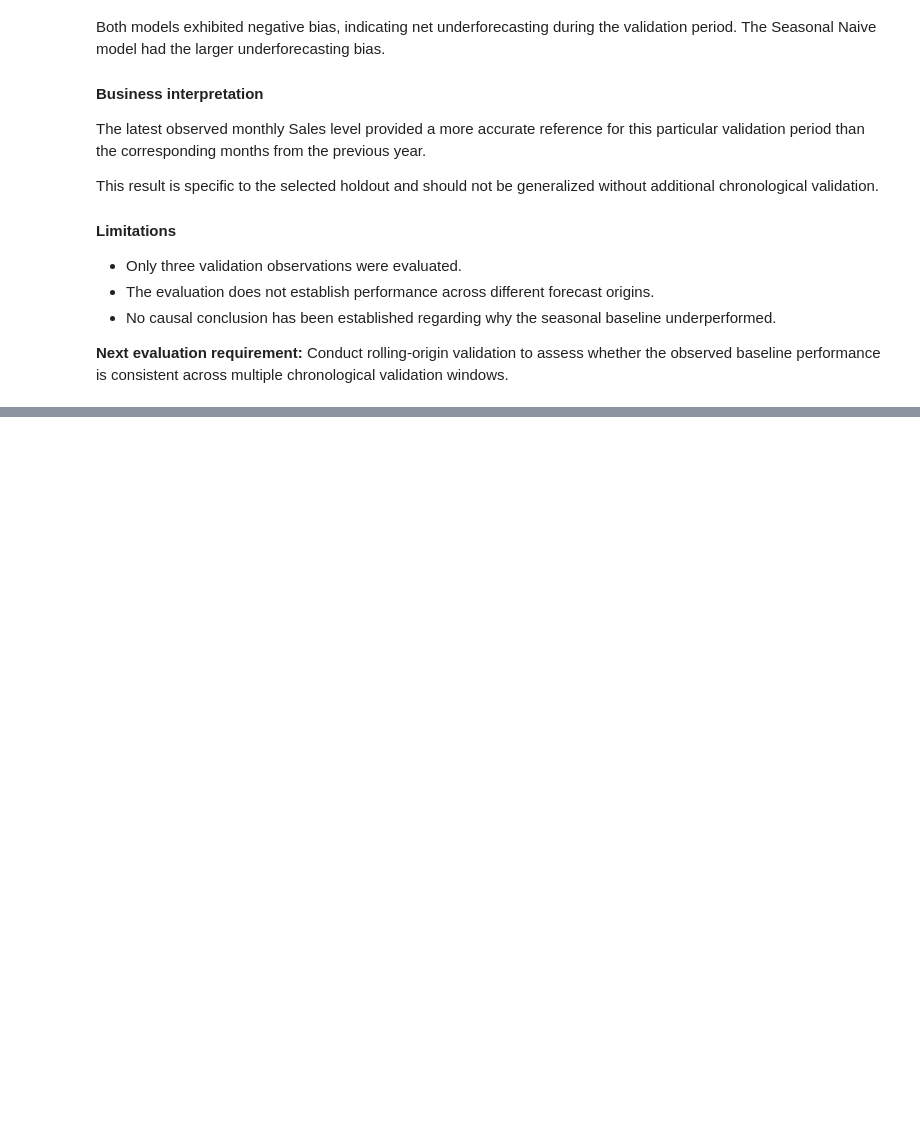
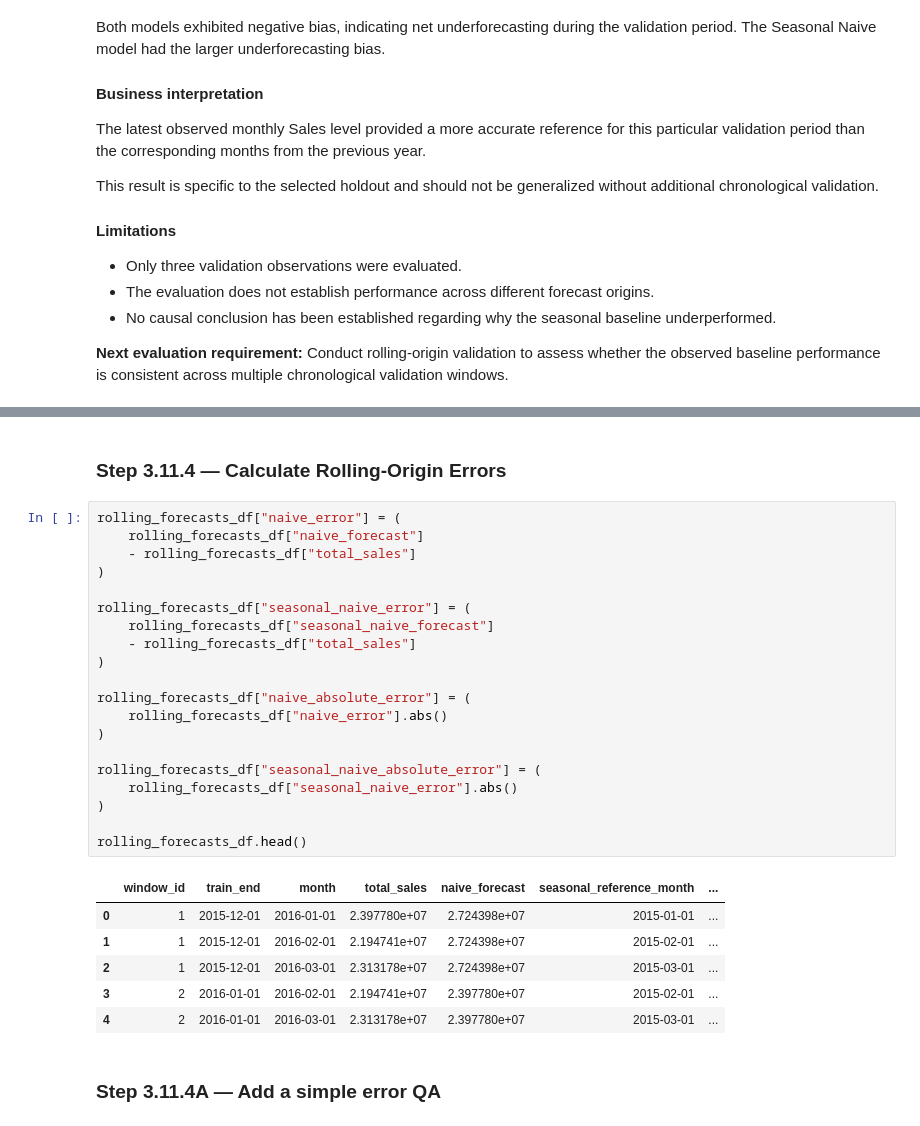
Before and after one commit to Abu-Hozaifa-Retail-Analyst/retail-sales-forecasting, a Jupyter notebook: notebooks/01_data_quality/02_initial_data_profiling.ipynb, the cells around one changed output, grey strips where cells are left out. Cells and saved outputs as stored; diff of their text form; blank space fills up the shorter version.

```diff
--- a/notebooks/01_data_quality/02_initial_data_profiling.ipynb
+++ b/notebooks/01_data_quality/02_initial_data_profiling.ipynb
@@ -8787,0 +9149,31 @@ This result is specific to the selected holdout and should not be generalized wi
+# %% [markdown]
+### Step 3.11.4 — Calculate Rolling-Origin Errors
+# %%
+rolling_forecasts_df["naive_error"] = (
+    rolling_forecasts_df["naive_forecast"]
+    - rolling_forecasts_df["total_sales"]
+)
+
+rolling_forecasts_df["seasonal_naive_error"] = (
+    rolling_forecasts_df["seasonal_naive_forecast"]
+    - rolling_forecasts_df["total_sales"]
+)
+
+rolling_forecasts_df["naive_absolute_error"] = (
+    rolling_forecasts_df["naive_error"].abs()
+)
+
+rolling_forecasts_df["seasonal_naive_absolute_error"] = (
+    rolling_forecasts_df["seasonal_naive_error"].abs()
+)
+
+rolling_forecasts_df.head()
+# %% [output]
+|  | window_id | train_end | month | total_sales | naive_forecast | seasonal_reference_month | ... |
+| 0 | 1 | 2015-12-01 | 2016-01-01 | 2.397780e+07 | 2.724398e+07 | 2015-01-01 | ... |
+| 1 | 1 | 2015-12-01 | 2016-02-01 | 2.194741e+07 | 2.724398e+07 | 2015-02-01 | ... |
+| 2 | 1 | 2015-12-01 | 2016-03-01 | 2.313178e+07 | 2.724398e+07 | 2015-03-01 | ... |
+| 3 | 2 | 2016-01-01 | 2016-02-01 | 2.194741e+07 | 2.397780e+07 | 2015-02-01 | ... |
+| 4 | 2 | 2016-01-01 | 2016-03-01 | 2.313178e+07 | 2.397780e+07 | 2015-03-01 | ... |
+# %% [markdown]
+### Step 3.11.4A — Add a simple error QA
```
Also changed, not shown: parts of 29 cells of this notebook, 1 other file.
